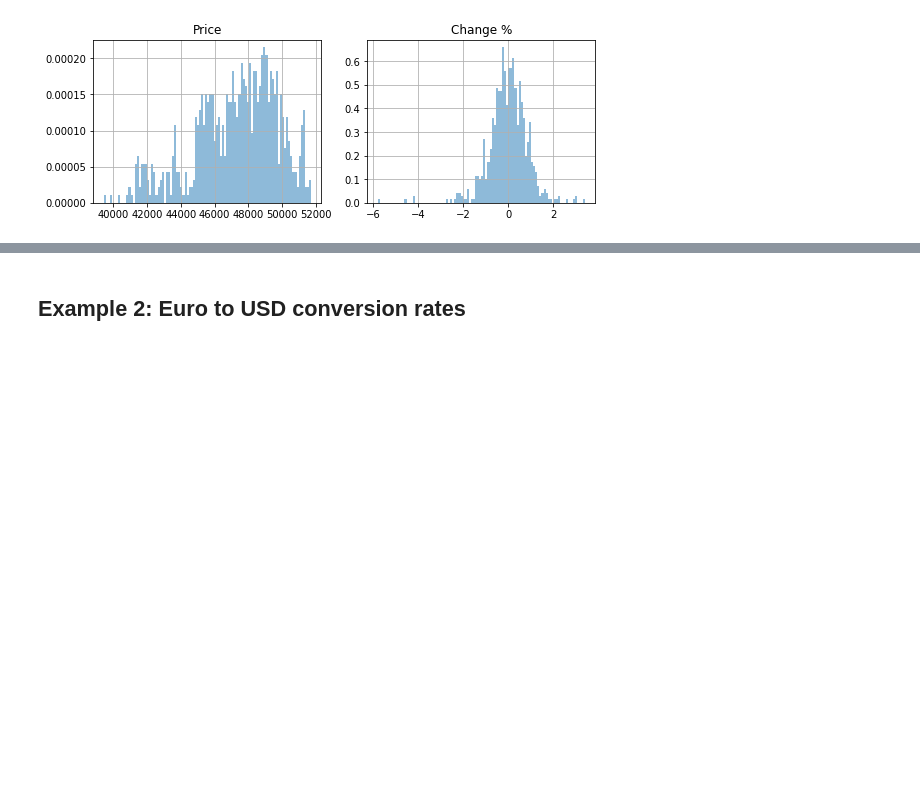
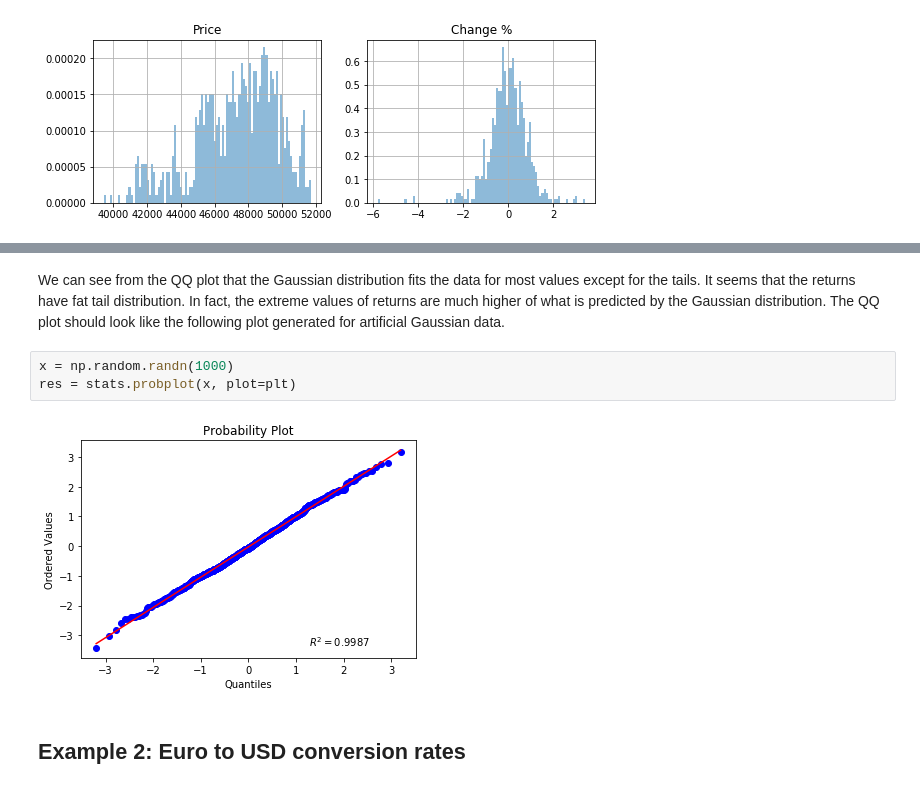
Before and after one commit to KhalilElkhalil/IPC-historical-data-, a Jupyter notebook: IPC_manipulation.ipynb, the cells around one changed output, grey strips where cells are left out. Drawn from its saved outputs; the diff is of its cells as text; blank space fills up the shorter version.

```diff
--- a/IPC_manipulation.ipynb
+++ b/IPC_manipulation.ipynb
@@ -84,3 +89,11 @@ Text(0.5,1,'Change %')
+# %% [markdown]
+We can see from the QQ plot that the Gaussian distribution fits the data for most values except for the tails. It seems that the returns have fat tail distribution. In fact, the extreme values of returns are much higher of what is predicted by the Gaussian distribution.
+The QQ plot should look like the following plot generated for artificial Gaussian data.
+# %%
+x = np.random.randn(1000)
+res = stats.probplot(x, plot=plt)
+# %% [output]
+[figure, added]
 # %% [markdown]
 ## Example 2: Euro to USD conversion rates
 # %%
```
Also changed, not shown: parts of 5 cells of this notebook.
